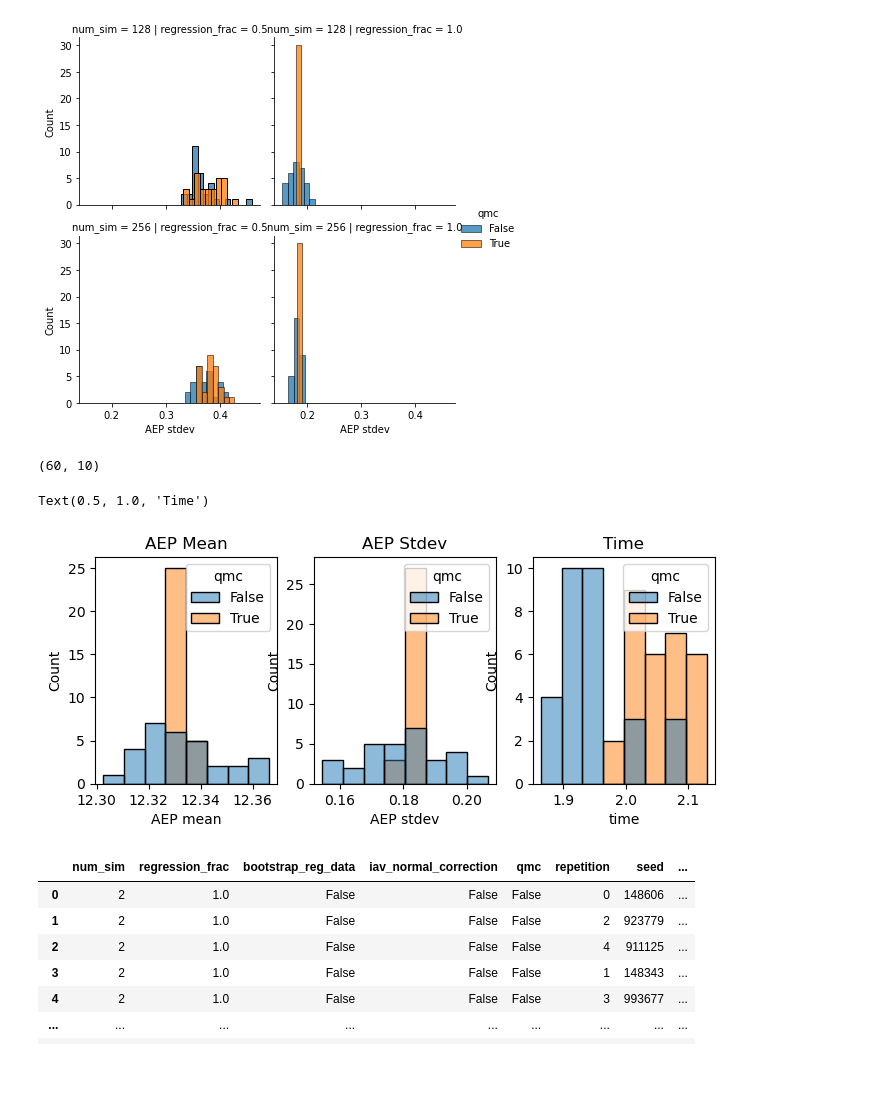
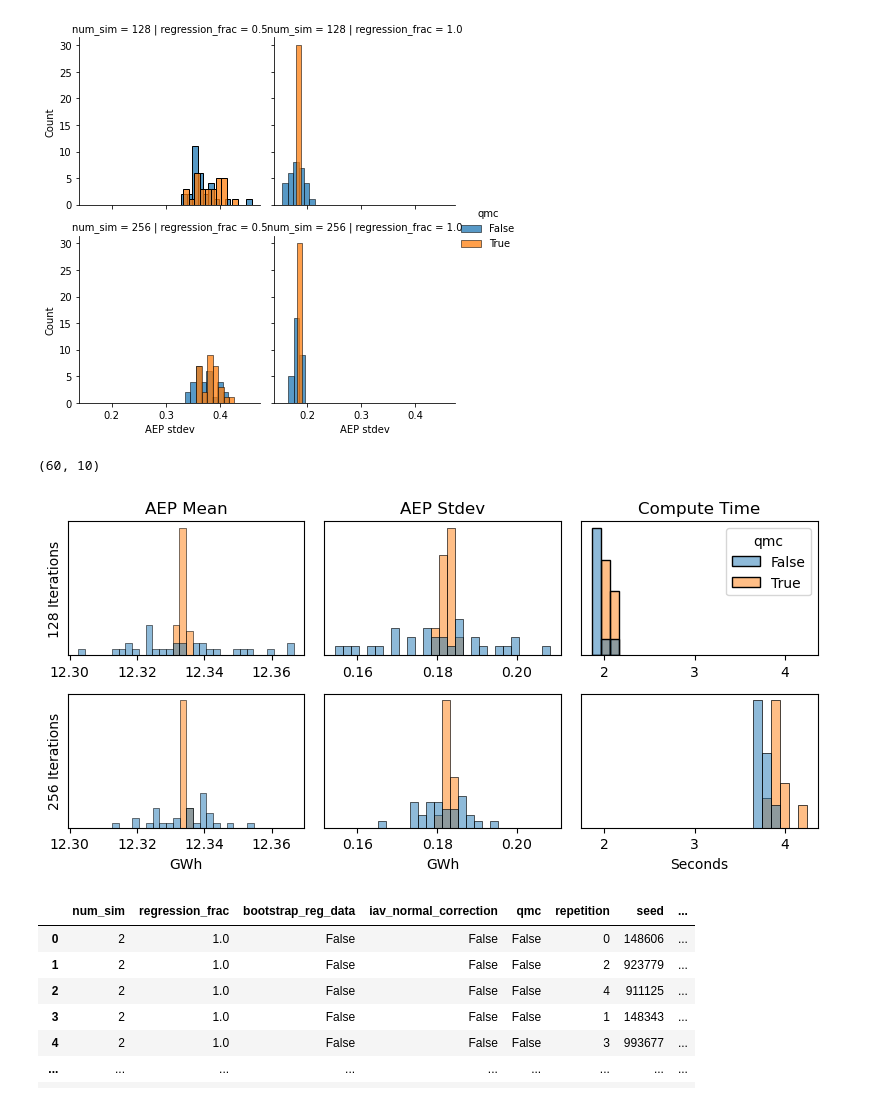
Before and after one commit to jordanperr/appm5650finalproject, a Jupyter notebook: analysis.ipynb, the cells around one changed output. Drawn from its saved outputs; the diff is of its cells as text; code cells hidden in the pictures; blank space fills up the shorter version.

Commit message:
finishing touches on figures

```diff
--- a/analysis.ipynb
+++ b/analysis.ipynb
@@ -45,23 +45,55 @@ g.add_legend()
 # %%
 subdf = df.query("regression_frac==1.0 & num_sim==128 & bootstrap_reg_data==False")
 print(subdf.shape)
-plt.figure(figsize=(8,3),dpi=100)
+plt.figure(figsize=(8,4),dpi=100)
 
-plt.subplot(1,3,1)
-sns.histplot(data=subdf, x="AEP mean", hue="qmc", bins=8)
+binwidth=0.002
+
+ax1 = plt.subplot(2,3,1)
+sns.histplot(data=subdf, x="AEP mean", hue="qmc", binwidth=binwidth, legend=None)
 plt.title("AEP Mean")
+plt.xlabel("")
+plt.yticks([])
+plt.ylabel("128 Iterations")
 
-plt.subplot(1,3,2)
-sns.histplot(data=subdf, x="AEP stdev", hue="qmc", bins=8)
+ax2 = plt.subplot(2,3,2)
+sns.histplot(data=subdf, x="AEP stdev", hue="qmc", binwidth=binwidth, legend=None)
 plt.title("AEP Stdev")
+plt.ylabel("")
+plt.xlabel("")
+plt.yticks([])
 
-plt.subplot(1,3,3)
-sns.histplot(data=subdf, x="time", hue="qmc", bins=8)
-plt.title("Time")
+ax3 = plt.subplot(2,3,3)
+sns.histplot(data=subdf, x="time", hue="qmc", binwidth=.1)
+plt.title("Compute Time")
+plt.ylabel("")
+plt.xlabel("")
+plt.yticks([])
+
+subdf = df.query("regression_frac==1.0 & num_sim==256 & bootstrap_reg_data==False")
+
+plt.subplot(2,3,4, sharex=ax1)
+sns.histplot(data=subdf, x="AEP mean", hue="qmc", binwidth=binwidth, legend=None)
+plt.xlabel("GWh")
+plt.ylabel("256 Iterations")
+plt.yticks([])
+
+plt.subplot(2,3,5, sharex=ax2)
+sns.histplot(data=subdf, x="AEP stdev", hue="qmc", binwidth=binwidth, legend=None)
+plt.ylabel("")
+plt.xlabel("GWh")
+plt.yticks([])
+
+plt.subplot(2,3,6, sharex=ax3)
+sns.histplot(data=subdf, x="time", hue="qmc", binwidth=.1, legend=None)
+plt.ylabel("")
+plt.xlabel("Seconds")
+plt.yticks([])
+
+plt.tight_layout()
 # %% [output]
 (60, 10)
-Text(0.5, 1.0, 'Time')
-[figure, old version]
+[figure, new version]
 # %%
 exp2 = pd.read_csv("experiment2-convergence.csv")
 exp2
```
Also changed, not shown: parts of 1 cell of this notebook, 2 other files.
